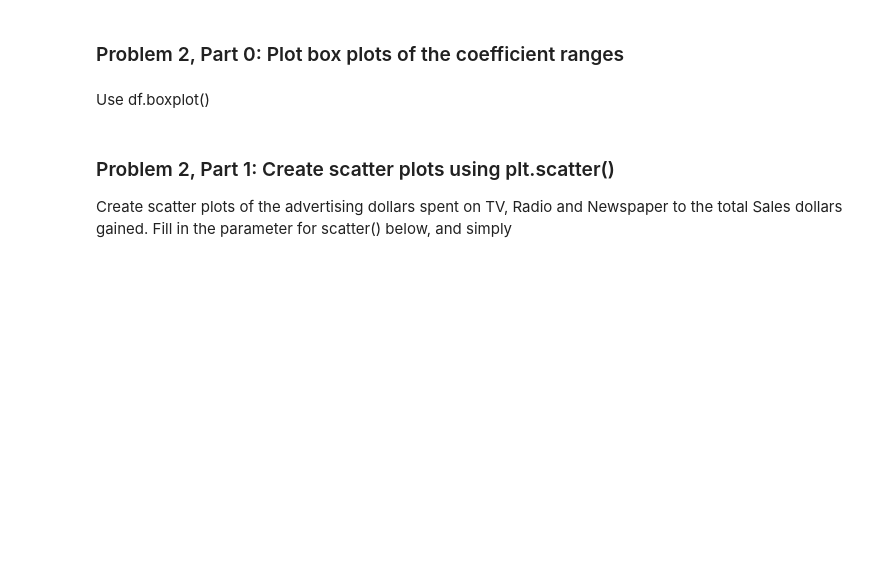
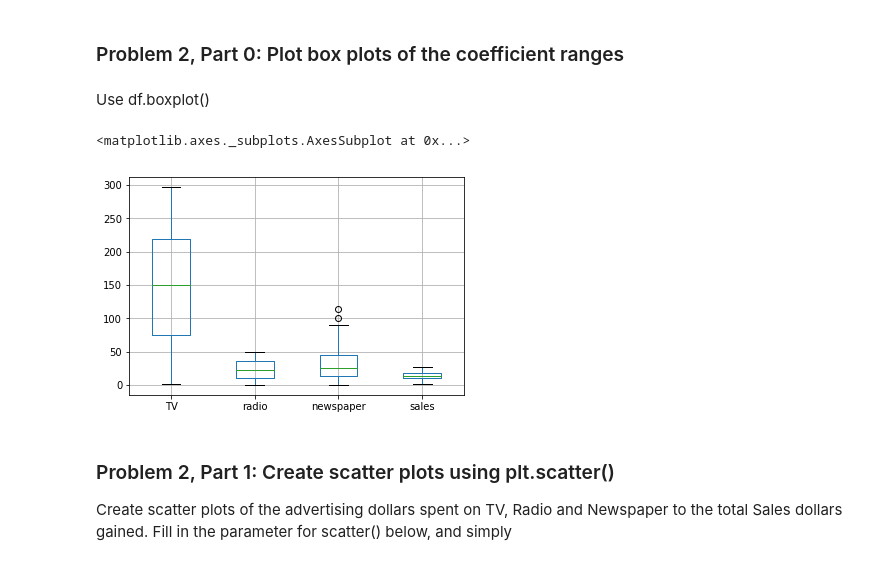
Before and after one commit to Columbia-Intro-Data-Science/python-introduction-wd-x, a Jupyter notebook: Homework 1 - Github and Pandas.ipynb, the cells around one changed output. Drawn from its saved outputs; the diff is of its cells as text; code cells hidden in the pictures; blank space fills up the shorter version.

```diff
--- a/Homework 1 - Github and Pandas.ipynb
+++ b/Homework 1 - Github and Pandas.ipynb
@@ -80,6 +80,11 @@ df[['TV','Radio']]
 ### Problem 2, Part 0: Plot box plots of the coefficient ranges
 # %% [markdown]
 Use df.boxplot()
+# %%
+df.boxplot()
+# %% [output]
+<matplotlib.axes._subplots.AxesSubplot at 0x...>
+[figure, added]
 # %% [markdown]
 ### Problem 2, Part 1: Create scatter plots using plt.scatter()
 
```
Also changed, not shown: parts of 21 cells of this notebook.
